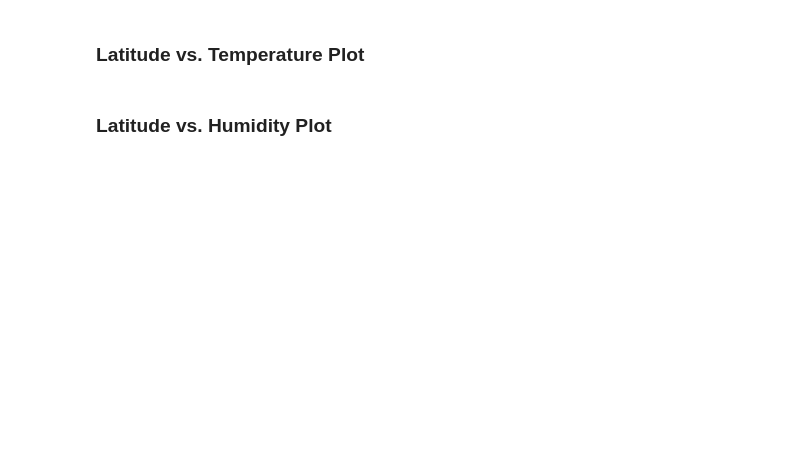
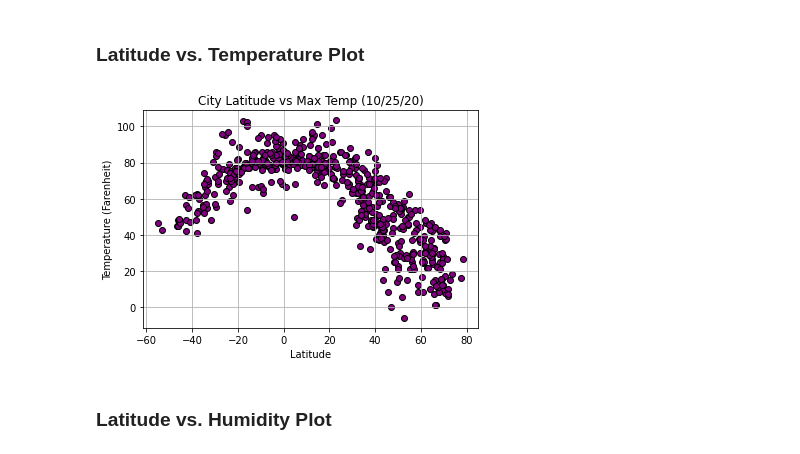
Before and after one commit to katrinamarie1020/API_Challenge, a Jupyter notebook: starter_code/WeatherPy_w_comments.ipynb, the cells around one changed output. Saved outputs shown, nothing was run; the diff lists cells and outputs as text; code cells hidden in the pictures; blank space fills up the shorter version.

```diff
--- a/starter_code/WeatherPy_w_comments.ipynb
+++ b/starter_code/WeatherPy_w_comments.ipynb
@@ -129,7 +129,12 @@ for city in cities:
         city_data.append({"City": city,
                           "Lat": city_lat,
                           "Lon": city_long,
-                          "Temp":
+                          "Temp": city_temp,
+                          "Humidity": city_humid,
+                          "Cloudiness": city_cloud,
+                          "Windspeed": city_wind,
+                          "Country": city_country,
+                          "Date": city_date
 
 
                          })
@@ -147,5 +170,6 @@ print("-----------------")
 - Display the DataFrame
 # %%
 # Convert array of JSONs into Pandas DataFrame
-
+city_data_df = pd.DataFrame(city_data)
 # Show Record Count
+city_data_df.count()
@@ -168,15 +227,30 @@ print("-----------------")
+# %%
+# Extract relevant fields from the data frame
+lat = city_data_df["Lat"]
+humid = city_data_df["Humidity"]
+max_temp = city_data_df["Temp"]
+cloud = city_data_df["Cloudiness"]
+wind = city_data_df["Windspeed"]
 # %% [markdown]
 ### Latitude vs. Temperature Plot
 # %%
 # Build scatter plot for latitude vs. temperature
+
+plt.scatter(x=lat, y=max_temp, marker="o", facecolors="purple", edgecolors="black")
+plt.grid()
+plt.title(f"City Latitude vs Max Temp ({time.strftime('%x')})")
+plt.ylabel("Temperature (Farenheit)")
+plt.xlabel("Latitude")
 
 # Incorporate the other graph properties
 
 
 # Save the figure
-
+plt.savefig("../output_data/fig1.png")
 
 # Show plot
+# %% [output]
+[figure, added]
 # %% [markdown]
 ### Latitude vs. Humidity Plot
 # %%
```
Also changed, not shown: parts of 27 cells of this notebook, 6 other files.
